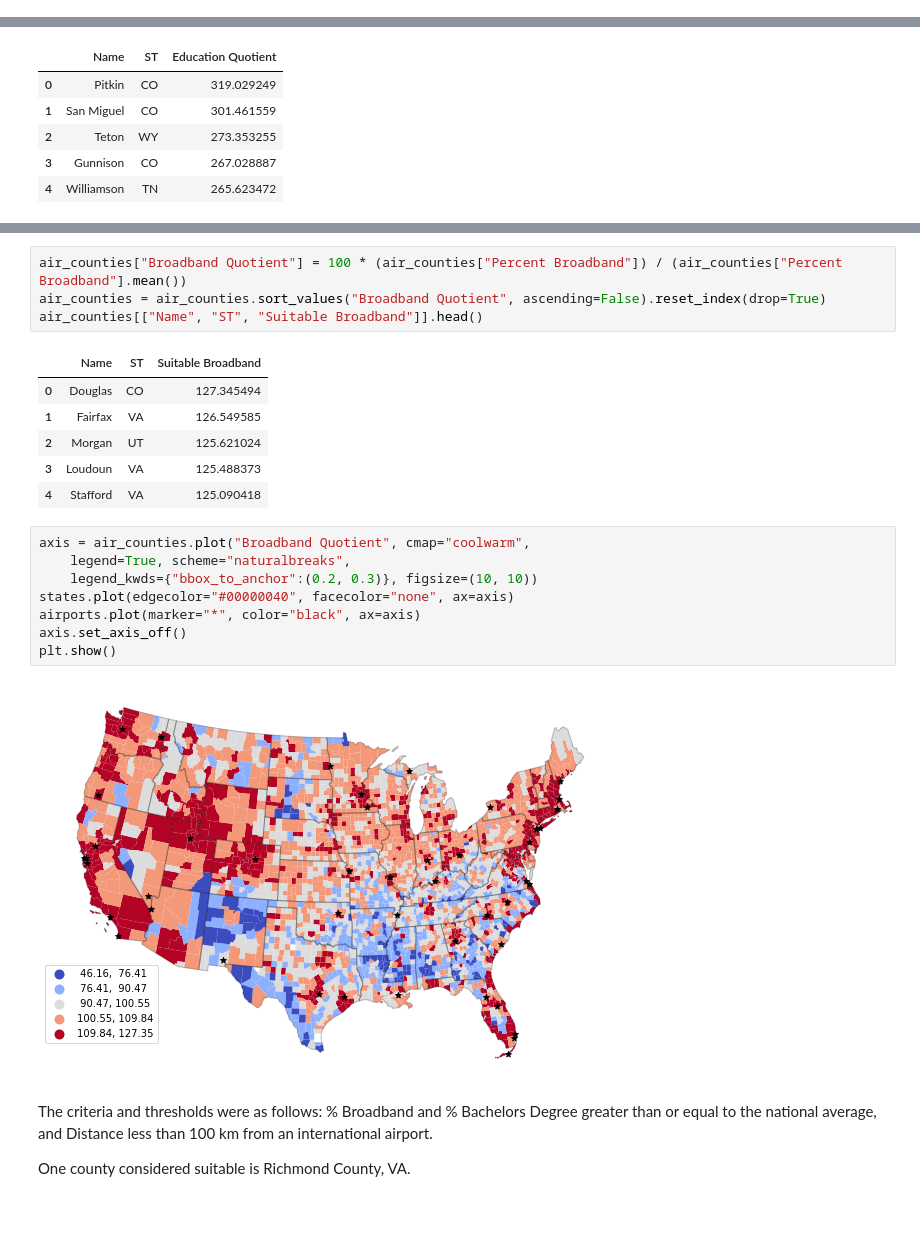
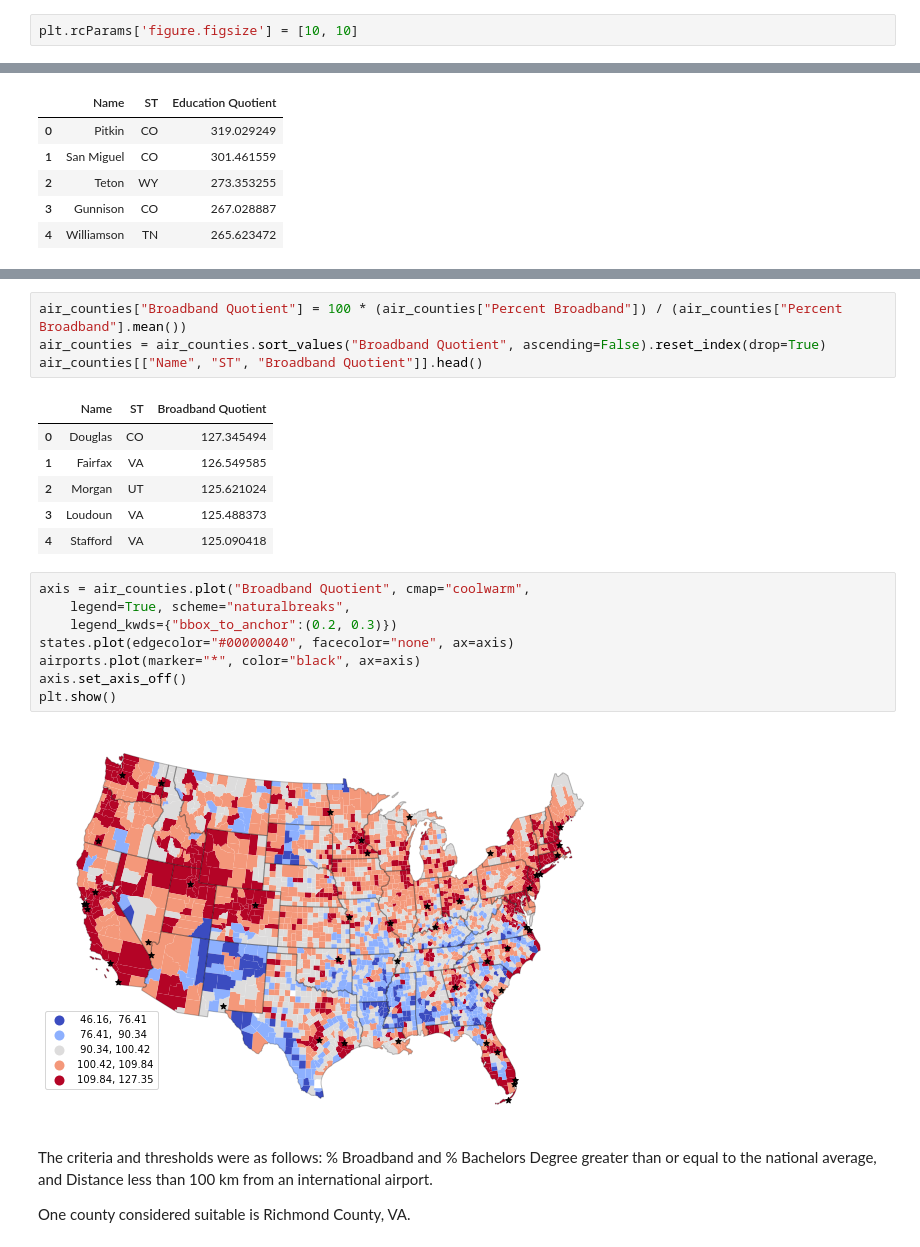
Before and after one commit to ugin331/GGIS-371, a Jupyter notebook: LiSuitabilityProject.ipynb, the cells around one changed output, grey strips where cells are left out. Saved outputs shown, nothing was run; the diff lists cells and outputs as text; blank space fills up the shorter version.

```diff
--- a/LiSuitabilityProject.ipynb
+++ b/LiSuitabilityProject.ipynb
@@ -12,6 +11,8 @@ os.environ['USE_PYGEOS'] = '0'
 import pandas as pd
 import geopandas as gpd
 import matplotlib.pyplot as plt
+# %%
+plt.rcParams['figure.figsize'] = [10, 10]
 # %%
 counties = gpd.read_file("https://michaelminn.net/tutorials/data/2015-2019-acs-counties.geojson")
 counties = counties[~counties["ST"].isin(['AK', 'HI', 'PR'])]
@@ -134,9 +135,9 @@ plt.show()
 # %%
 air_counties["Broadband Quotient"] = 100 * (air_counties["Percent Broadband"]) / (air_counties["Percent Broadband"].mean())
 air_counties = air_counties.sort_values("Broadband Quotient", ascending=False).reset_index(drop=True)
-air_counties[["Name", "ST", "Suitable Broadband"]].head()
+air_counties[["Name", "ST", "Broadband Quotient"]].head()
 # %% [output]
-|  | Name | ST | Suitable Broadband |
+|  | Name | ST | Broadband Quotient |
 | 0 | Douglas | CO | 127.345494 |
 | 1 | Fairfax | VA | 126.549585 |
 | 2 | Morgan | UT | 125.621024 |
@@ -145,13 +146,13 @@ air_counties[["Name", "ST", "Suitable Broadband"]].head()
 # %%
 axis = air_counties.plot("Broadband Quotient", cmap="coolwarm",
     legend=True, scheme="naturalbreaks",
-    legend_kwds={"bbox_to_anchor":(0.2, 0.3)}, figsize=(10, 10))
+    legend_kwds={"bbox_to_anchor":(0.2, 0.3)})
 states.plot(edgecolor="#00000040", facecolor="none", ax=axis)
 airports.plot(marker="*", color="black", ax=axis)
 axis.set_axis_off()
 plt.show()
 # %% [output]
-[figure, old version]
+[figure, new version]
 # %% [markdown]
 The criteria and thresholds were as follows: % Broadband and % Bachelors Degree greater than or equal to the national average, and Distance less than 100 km from an international airport.
 
```
Also changed, not shown: parts of 15 cells of this notebook, 2 other files.
